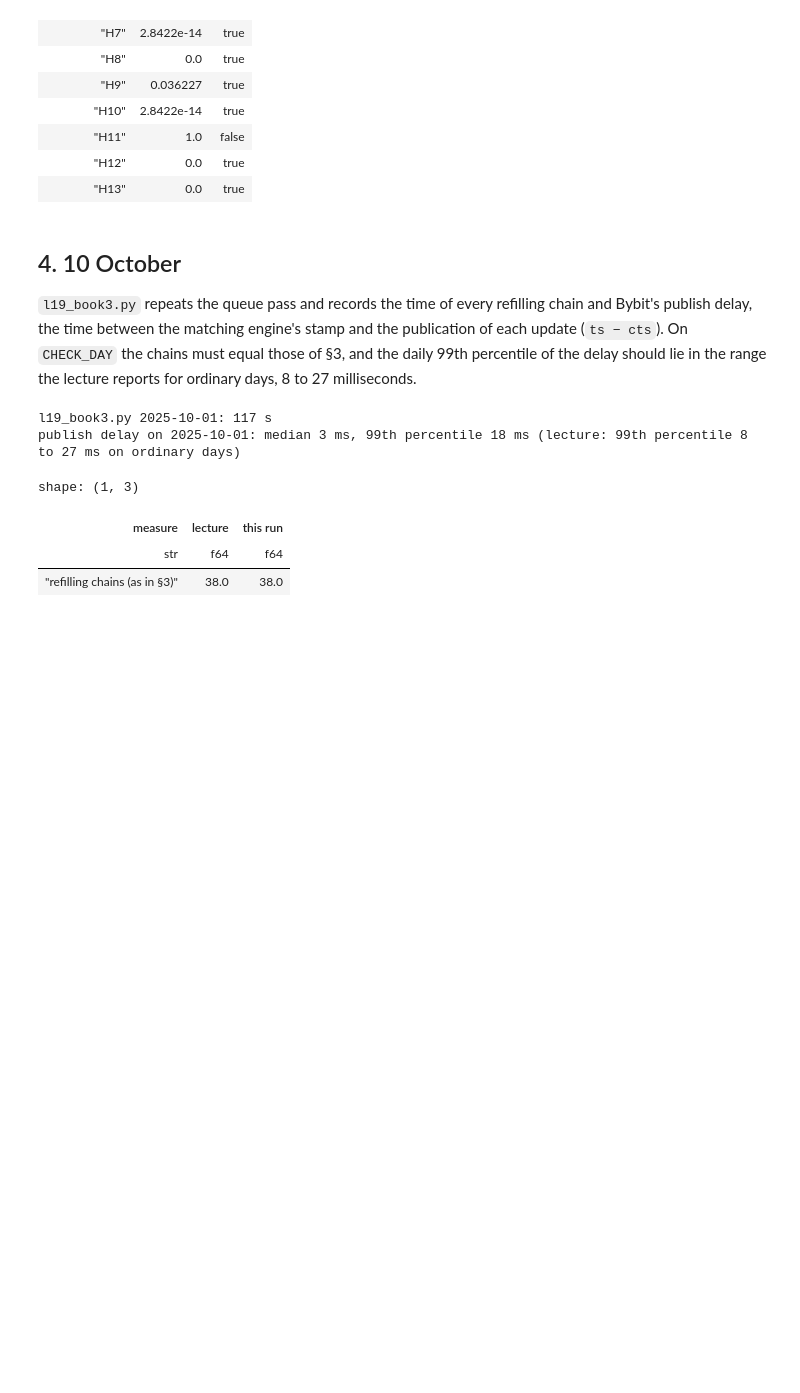
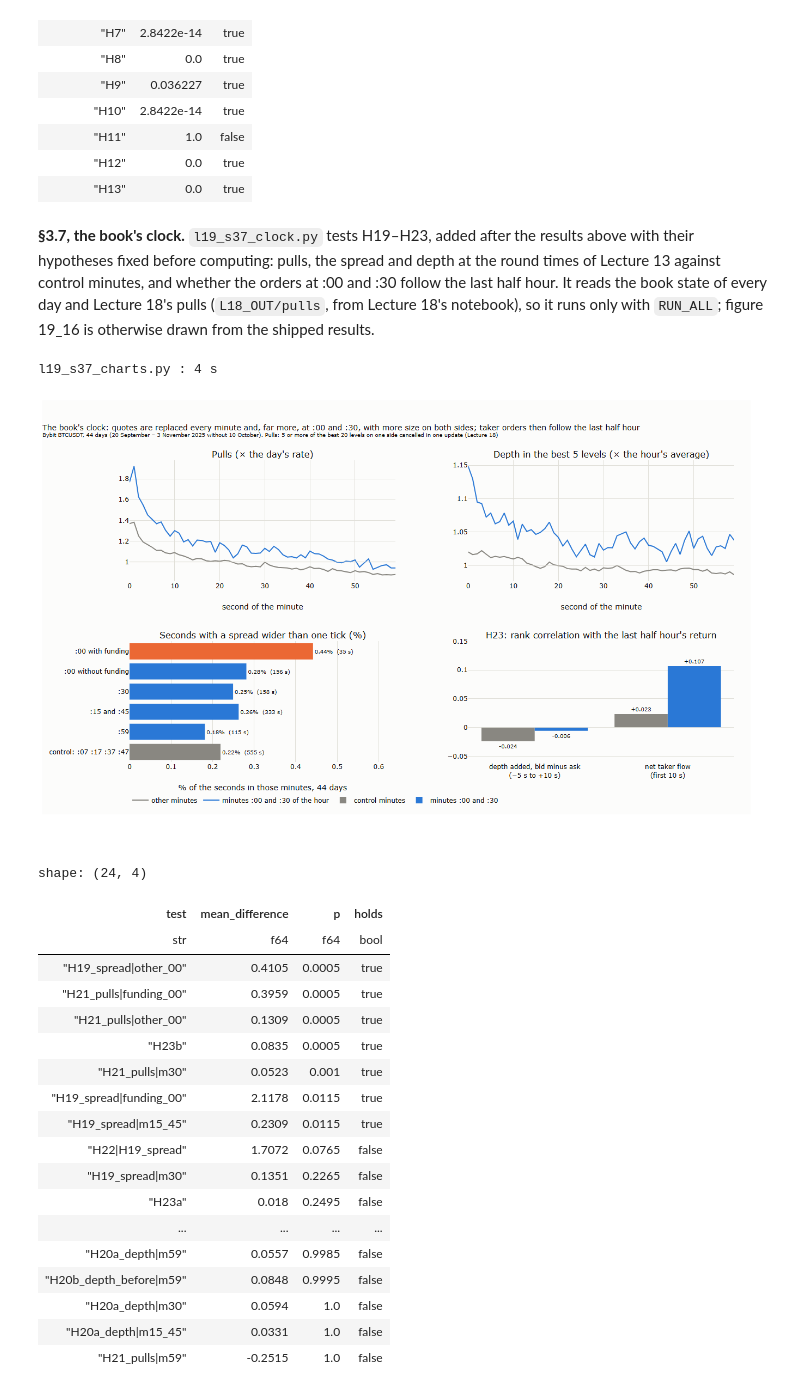
Before and after one commit to MaxGnesi/systematic-trading-notes, a Jupyter notebook: lectures/19-statistics-of-the-book/19_statistics_of_the_book.ipynb, the cells around one changed output. Drawn from its saved outputs; the diff is of its cells as text; code cells hidden in the pictures; blank space fills up the shorter version.

```diff
--- a/lectures/19-statistics-of-the-book/19_statistics_of_the_book.ipynb
+++ b/lectures/19-statistics-of-the-book/19_statistics_of_the_book.ipynb
@@ -233,21 +233,36 @@ shape: (15, 3)
 | "H12" | 0.0 | true |
 | "H13" | 0.0 | true |
 # %% [markdown]
-## 4. 10 October
-
-`l19_book3.py` repeats the queue pass and records the time of every refilling chain and Bybit's publish delay, the time between the matching
-engine's stamp and the publication of each update (`ts − cts`). On `CHECK_DAY` the chains must equal those of §3, and the daily 99th percentile of
-the delay should lie in the range the lecture reports for ordinary days, 8 to 27 milliseconds.
+**§3.7, the book's clock.** `l19_s37_clock.py` tests H19–H23, added after the results above with their hypotheses fixed before computing: pulls,
+the spread and depth at the round times of Lecture 13 against control minutes, and whether the orders at :00 and :30 follow the last half hour.
+It reads the book state of every day and Lecture 18's pulls (`L18_OUT/pulls`, from Lecture 18's notebook), so it runs only with `RUN_ALL`; figure
+19_16 is otherwise drawn from the shipped results.
 # %%
-run("l19_book3.py", CHECK_DAY)
-lag = pl.read_parquet(L.S3 / f"b3_lag_{CHECK_DAY}.parquet")["lag"]
-print(f"publish delay on {CHECK_DAY}: median {lag.median():.0f} ms, 99th percentile {lag.quantile(0.99):.0f} ms (lecture: 99th percentile 8 to 27 ms on ordinary days)")
-compare([("refilling chains (as in §3)", shipped("l19_s3_stats2.json")["icebergs"][CHECK_DAY]["chains3"], pl.read_parquet(L.S3 / f"b3_ice_{CHECK_DAY}.parquet").height)])
+if RUN_ALL: run("l19_s37_clock.py")                                        # one pass over all days, a few minutes
+run("l19_s37_charts.py")
+pictures("19_16_book_clock")
+R37 = json.loads(L.result_path("l19_s37_stats.json").read_text())
+pl.DataFrame([dict(test=k, mean_difference=round(v["mean_d"], 4), p=round(v["p"], 4), holds=v["holds"]) for k, v in {**R37["tests"], **R37["H23"]}.items()]).sort("p")
 # %% [output]
-l19_book3.py 2025-10-01: 117 s
-publish delay on 2025-10-01: median 3 ms, 99th percentile 18 ms (lecture: 99th percentile 8 to 27 ms on ordinary days)
+l19_s37_charts.py : 4 s
+[figure, added]
-shape: (1, 3)
+shape: (24, 4)
-| measure | lecture | this run |
-| str | f64 | f64 |
-| "refilling chains (as in §3)" | 38.0 | 38.0 |
+| test | mean_difference | p | holds |
+| str | f64 | f64 | bool |
+| "H19_spread|other_00" | 0.4105 | 0.0005 | true |
+| "H21_pulls|funding_00" | 0.3959 | 0.0005 | true |
+| "H21_pulls|other_00" | 0.1309 | 0.0005 | true |
+| "H23b" | 0.0835 | 0.0005 | true |
+| "H21_pulls|m30" | 0.0523 | 0.001 | true |
+| "H19_spread|funding_00" | 2.1178 | 0.0115 | true |
+| "H19_spread|m15_45" | 0.2309 | 0.0115 | true |
+| "H22|H19_spread" | 1.7072 | 0.0765 | false |
+| "H19_spread|m30" | 0.1351 | 0.2265 | false |
+| "H23a" | 0.018 | 0.2495 | false |
+| ... | ... | ... | ... |
+| "H20a_depth|m59" | 0.0557 | 0.9985 | false |
+| "H20b_depth_before|m59" | 0.0848 | 0.9995 | false |
+| "H20a_depth|m30" | 0.0594 | 1.0 | false |
+| "H20a_depth|m15_45" | 0.0331 | 1.0 | false |
+| "H21_pulls|m59" | -0.2515 | 1.0 | false |
 # %% [markdown]
```
Also changed, not shown: parts of 9 cells of this notebook, 9 other files.
